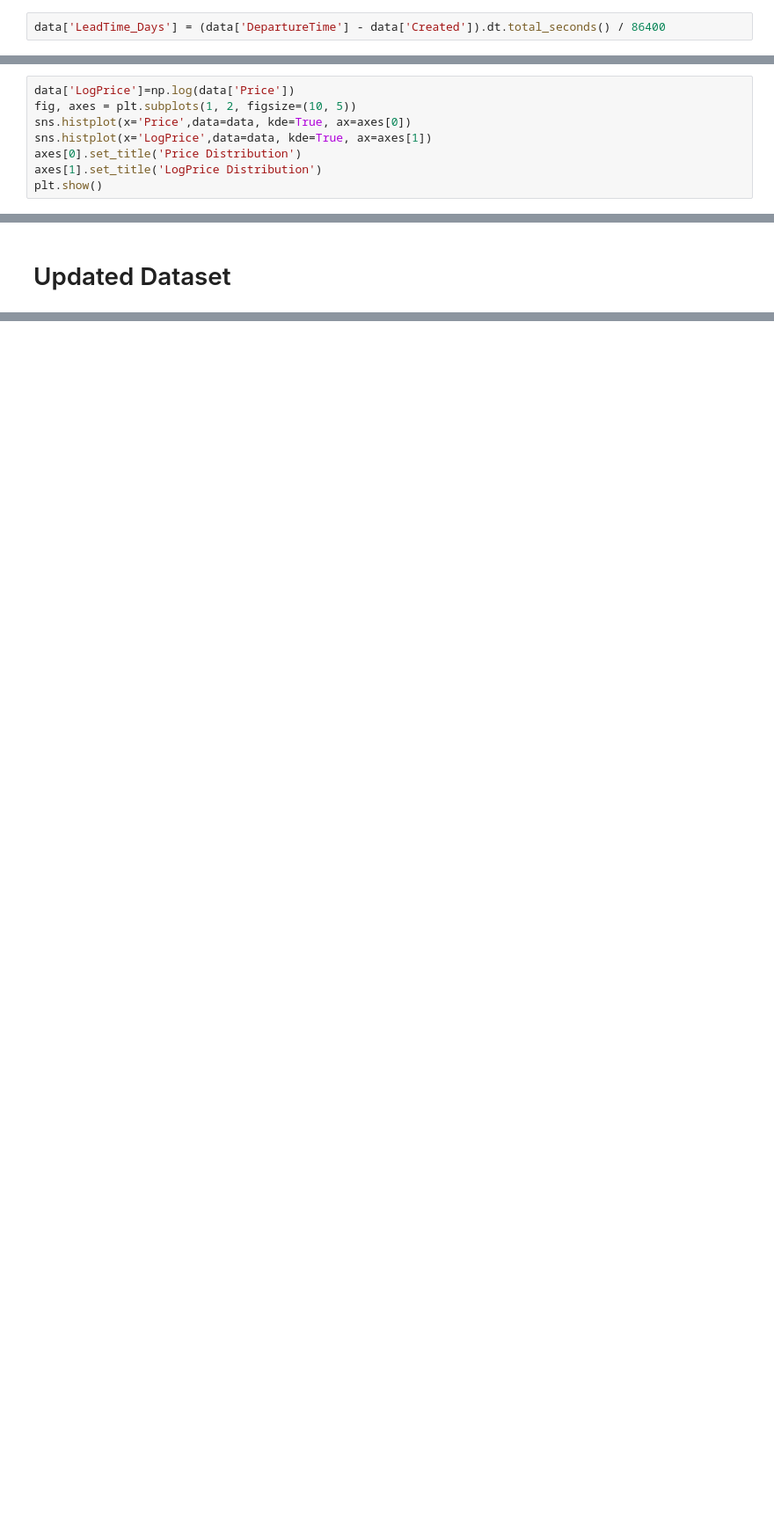
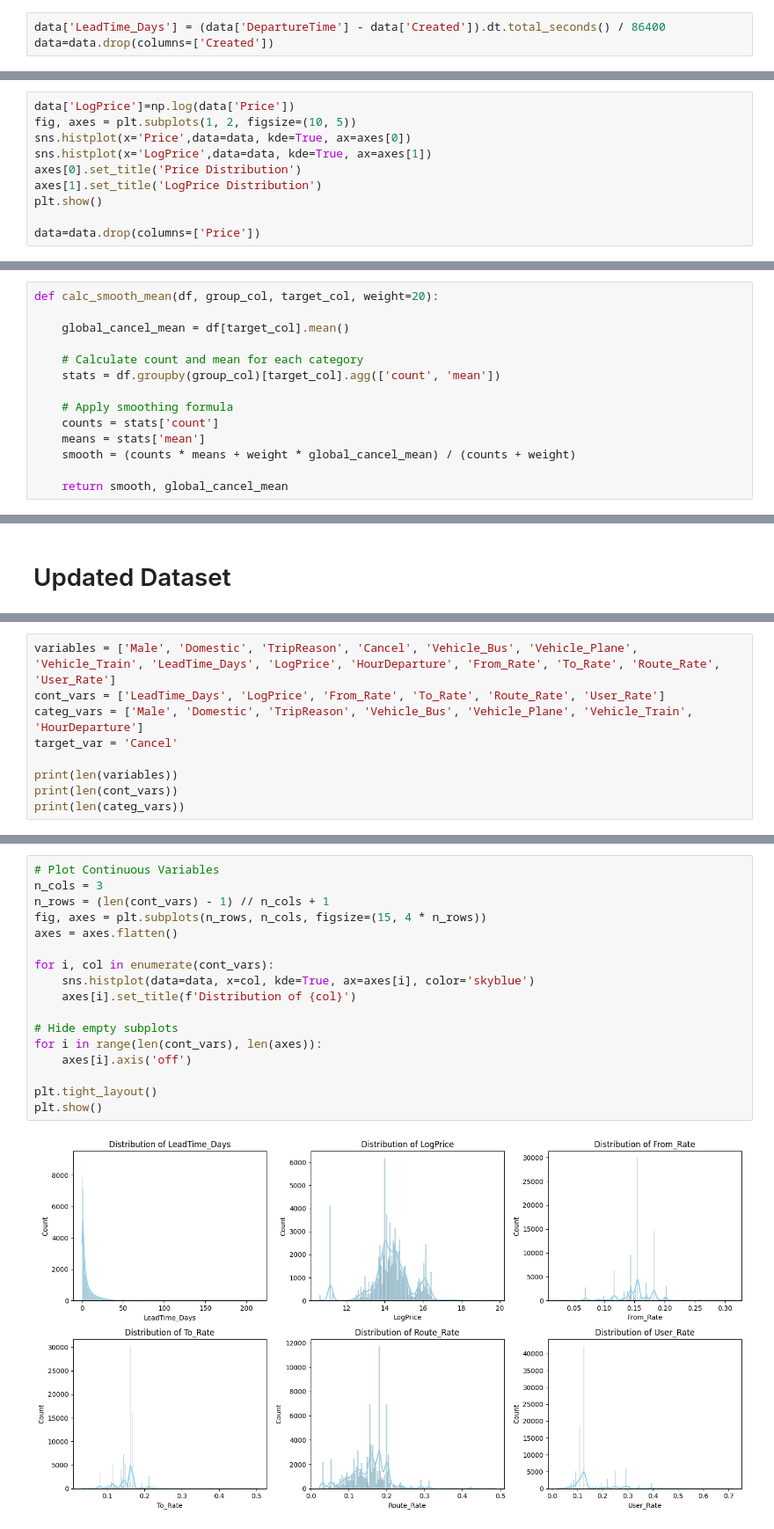
Before and after one commit to silviacalabretta/statistical-methods-project, a Jupyter notebook: notebooks/01_feature_selection_and_analysis.ipynb, the cells around one changed output, grey strips where cells are left out. Shown at 88% size. Saved outputs shown, nothing was run; the diff lists cells and outputs as text; blank space fills up the shorter version.

Commit message:
data exploration report

```diff
--- a/notebooks/01_feature_selection_and_analysis.ipynb
+++ b/notebooks/01_feature_selection_and_analysis.ipynb
@@ -352,6 +345,7 @@ memory usage: 11.6+ MB
 *Hypothesis:* people who buy tickets much time in advance, are more likely to cancel due to changing of plans.
 # %%
 data['LeadTime_Days'] = (data['DepartureTime'] - data['Created']).dt.total_seconds() / 86400
+data=data.drop(columns=['Created'])
 # %% [markdown]
 - **PercentageDiscount** (float): percentage of the discount over the price.
 
@@ -386,6 +380,8 @@ sns.histplot(x='LogPrice',data=data, kde=True, ax=axes[1])
 axes[0].set_title('Price Distribution')
 axes[1].set_title('LogPrice Distribution')
 plt.show()
+
+data=data.drop(columns=['Price'])
 # %% [output]
 [figure]
 # %% [markdown]
@@ -437,0 +459,14 @@ data = data.drop(columns=['DepartureTime', 'DayOfWeekDeparture','MonthDeparture'
+# %%
+def calc_smooth_mean(df, group_col, target_col, weight=20):
+
+    global_cancel_mean = df[target_col].mean()
+
+    # Calculate count and mean for each category
+    stats = df.groupby(group_col)[target_col].agg(['count', 'mean'])
+
+    # Apply smoothing formula
+    counts = stats['count']
+    means = stats['mean']
+    smooth = (counts * means + weight * global_cancel_mean) / (counts + weight)
+
+    return smooth, global_cancel_mean
@@ -538,0 +538,9 @@ test_df.to_csv(os.path.join(output_dir, "test_time_based.csv"), index=False)
+# %%
+variables = ['Male', 'Domestic', 'TripReason', 'Cancel', 'Vehicle_Bus', 'Vehicle_Plane', 'Vehicle_Train', 'LeadTime_Days', 'LogPrice', 'HourDeparture', 'From_Rate', 'To_Rate', 'Route_Rate', 'User_Rate']
+cont_vars = ['LeadTime_Days', 'LogPrice', 'From_Rate', 'To_Rate', 'Route_Rate', 'User_Rate']
+categ_vars = ['Male', 'Domestic', 'TripReason', 'Vehicle_Bus', 'Vehicle_Plane', 'Vehicle_Train', 'HourDeparture']
+target_var = 'Cancel'
+
+print(len(variables))
+print(len(cont_vars))
+print(len(categ_vars))
@@ -538,0 +553,19 @@ test_df.to_csv(os.path.join(output_dir, "test_time_based.csv"), index=False)
+# %%
+# Plot Continuous Variables
+n_cols = 3
+n_rows = (len(cont_vars) - 1) // n_cols + 1
+fig, axes = plt.subplots(n_rows, n_cols, figsize=(15, 4 * n_rows))
+axes = axes.flatten()
+
+for i, col in enumerate(cont_vars):
+    sns.histplot(data=data, x=col, kde=True, ax=axes[i], color='skyblue')
+    axes[i].set_title(f'Distribution of {col}')
+
+# Hide empty subplots
+for i in range(len(cont_vars), len(axes)):
+    axes[i].axis('off')
+
+plt.tight_layout()
+plt.show()
+# %% [output]
+[figure, added]
```
Also changed, not shown: parts of 35 cells of this notebook, 1 other file.
